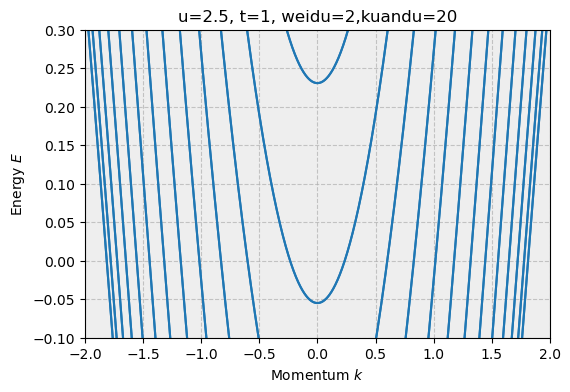
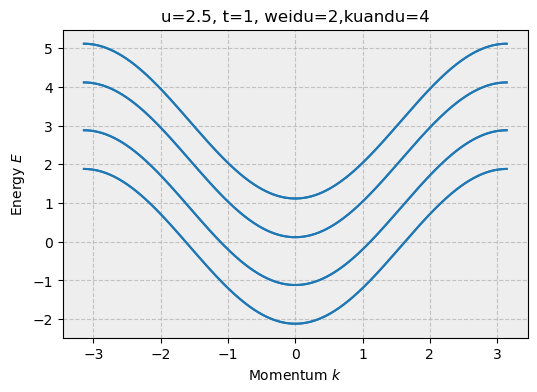
Code edit (unified diff) that turned the first committed figure into the second:
--- before
+++ after
@@ -37,6 +37,6 @@
 
 # 你可以根据自己的参数打开坐标轴限制
-plt.ylim(-0.1, 0.3)
-plt.xlim(-2, 2)
+#plt.ylim(-0.1, 0.3)
+#plt.xlim(-2, 2)
 
 # 如果需要保存

Commit: Refine homepage content based on feedback